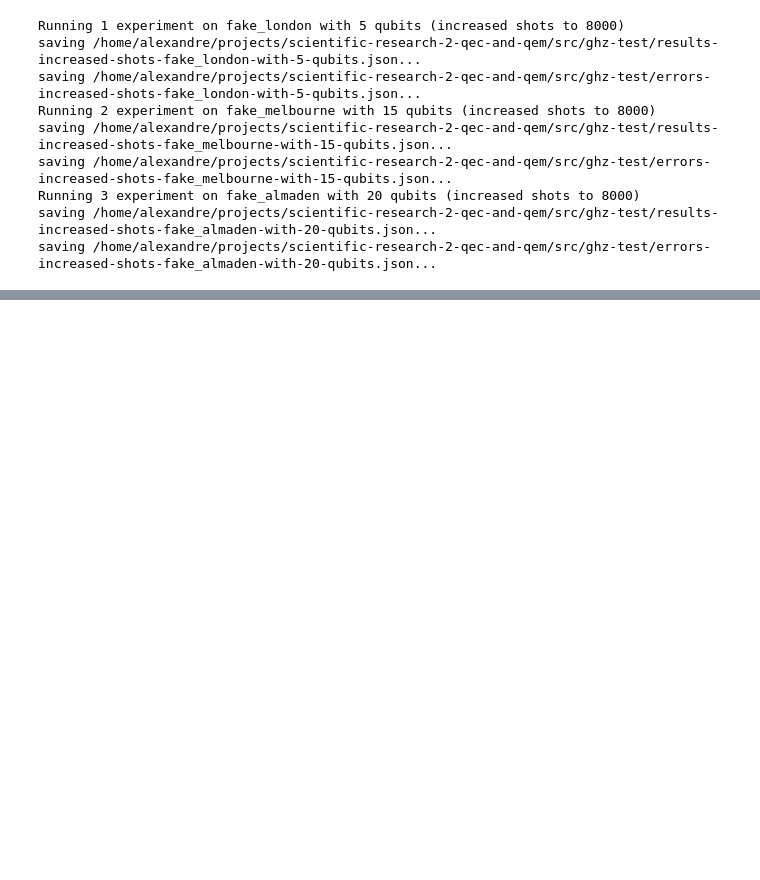
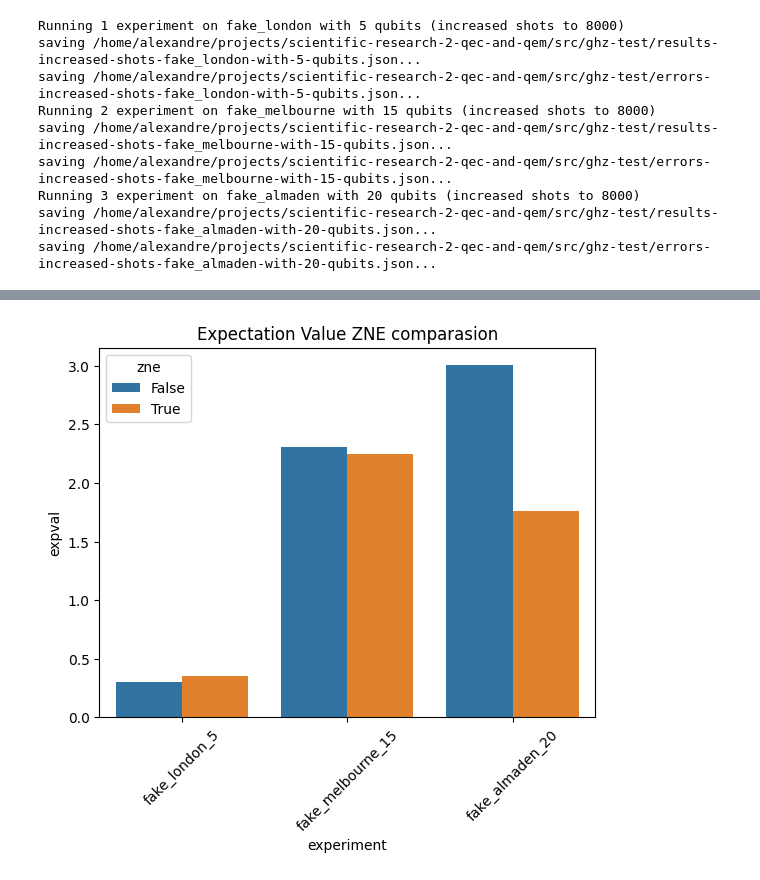
Before and after one commit to Dpbm/scientific-research-2-qec-and-qem, a Jupyter notebook: src/ghz.ipynb, the cells around one changed output, grey strips where cells are left out. Cells and saved outputs as stored; diff of their text form; code cells hidden in the pictures; blank space fills up the shorter version.

Commit message:
zne usage

```diff
--- a/src/ghz.ipynb
+++ b/src/ghz.ipynb
@@ -270,0 +306,2 @@ saving /home/alexandre/projects/scientific-research-2-qec-and-qem/src/ghz-test/e
+# %%
+noise_estimation_path = generate_full_file_path(OUTPUT_PATH, "estimation-noise.json")
@@ -270,0 +325,2 @@ saving /home/alexandre/projects/scientific-research-2-qec-and-qem/src/ghz-test/e
+# %%
+zne_estimation_path = generate_full_file_path(OUTPUT_PATH, "estimation-noise-zne.json")
@@ -270,0 +331,3 @@ saving /home/alexandre/projects/scientific-research-2-qec-and-qem/src/ghz-test/e
+# %%
+noise_data = import_json_data(noise_estimation_path)
+zne_estimation = import_json_data(zne_estimation_path)
@@ -270,0 +337,14 @@ saving /home/alexandre/projects/scientific-research-2-qec-and-qem/src/ghz-test/e
+# %%
+keys = list(noise_data.keys())
+estimation_data = pd.DataFrame(columns=("experiment", "expval", "zne"))
+remapped_zne_data = {}
+
+row_i = 0
+for k,v in noise_data.items():
+    estimation_data.loc[row_i] = {"experiment":k, "expval":v, "zne":False}
+    row_i += 1
+for k,v in zne_estimation.items():
+    estimation_data.loc[row_i] = {"experiment":k, "expval":v, "zne":True}
+    row_i += 1
+
+estimation_data
@@ -270,0 +359,8 @@ saving /home/alexandre/projects/scientific-research-2-qec-and-qem/src/ghz-test/e
+# %%
+sns.barplot(data=estimation_data, x="experiment", y="expval", hue="zne")
+plt.title("Expectation Value ZNE comparasion")
+plt.xticks(rotation=45)
+plt.savefig(generate_full_file_path(OUTPUT_PATH, "zne-usage-comparasion.png"), bbox_inches='tight')
+plt.show()
+# %% [output]
+[figure, added]
```
Also changed, not shown: parts of 11 cells of this notebook, 3 other files.
